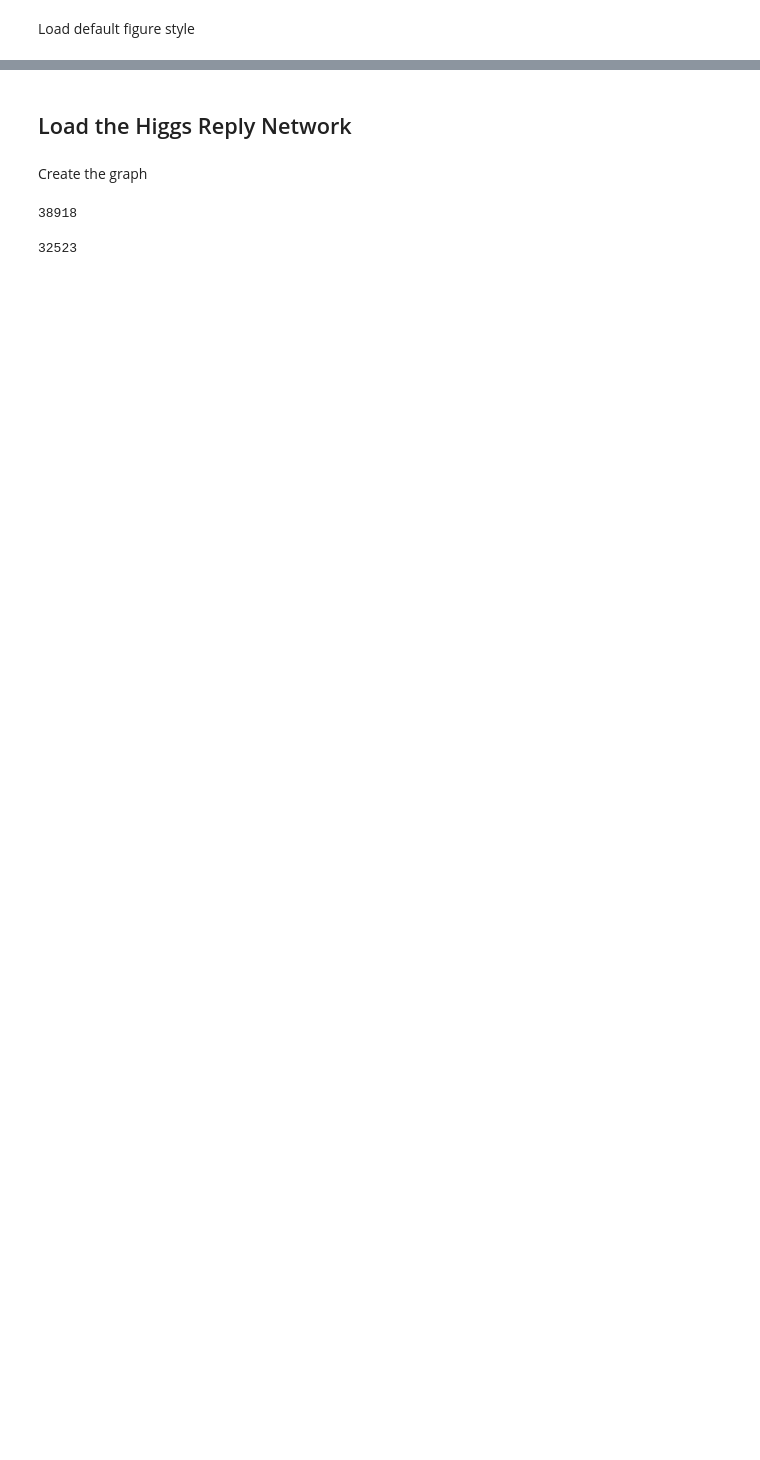
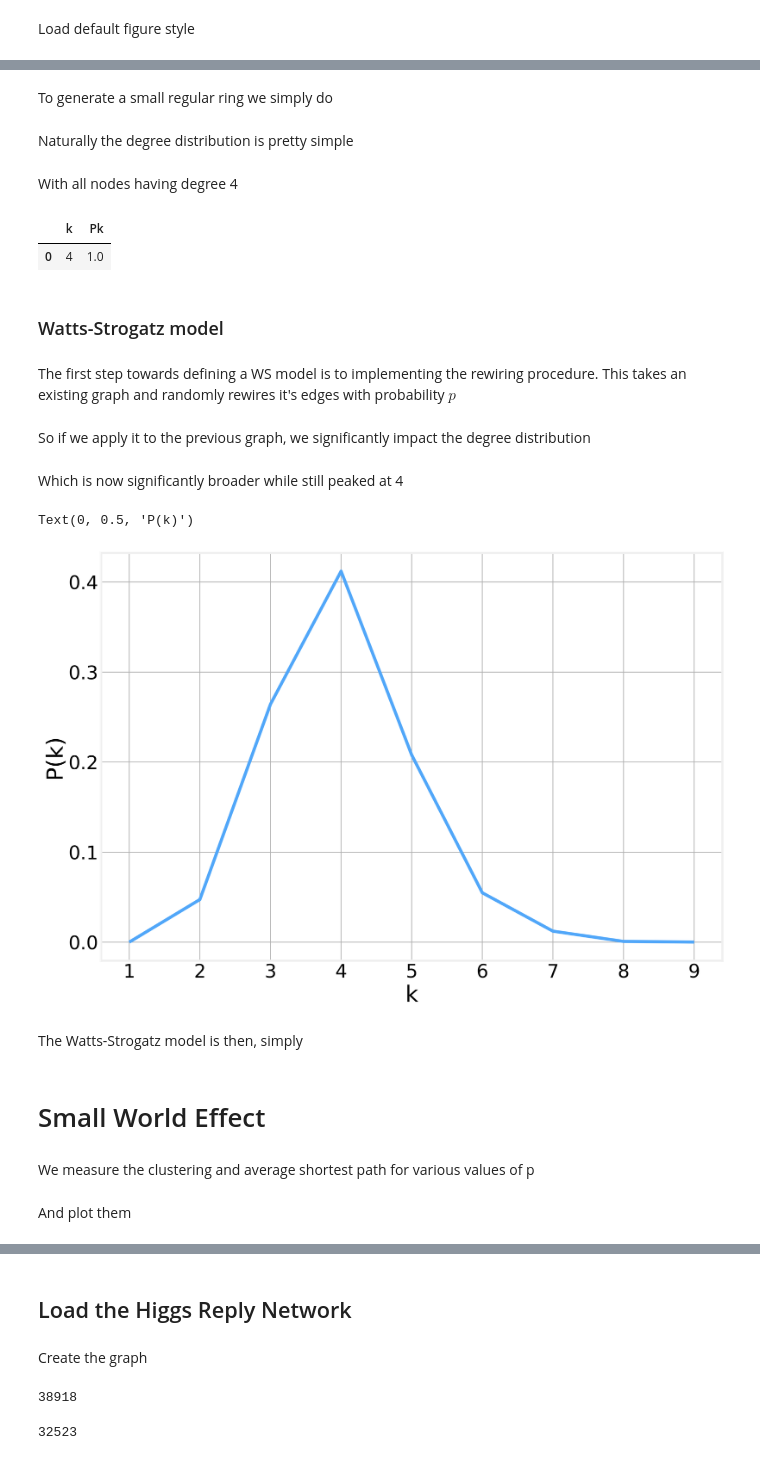
Before and after one commit to DataForScience/PyData2021, a Jupyter notebook: 4. Social Networks.ipynb, the cells around one changed output, grey strips where cells are left out. Saved outputs shown, nothing was run; the diff lists cells and outputs as text; code cells hidden in the pictures; blank space fills up the shorter version.

```diff
--- a/4. Social Networks.ipynb
+++ b/4. Social Networks.ipynb
@@ -166,0 +201,18 @@ Let us now consider a more interesting example
+# %%
+def ring_graph(N, K):
+    nodes = np.arange(N)
+    edges = []
+
+    K = K//2
+
+    for i in range(N):
+        for j in range(i+1, i+K+1):
+            edges.append((i, j%N))
+
+    G = nx.Graph()
+    G.add_nodes_from(nodes)
+    G.add_edges_from(edges)
+
+    return G
+# %% [markdown]
+To generate a small regular ring we simply do
@@ -166,0 +223,2 @@ Let us now consider a more interesting example
+# %% [markdown]
+Naturally the degree distribution is pretty simple
@@ -166,0 +228,11 @@ Let us now consider a more interesting example
+# %% [markdown]
+With all nodes having degree 4
+# %%
+Pk
+# %% [output]
+|  | k | Pk |
+| 0 | 4 | 1.0 |
+# %% [markdown]
+### Watts-Strogatz model
+# %% [markdown]
+The first step towards defining a WS model is to implementing the rewiring procedure. This takes an existing graph and randomly rewires it's edges with probability $p$
@@ -166,0 +255,19 @@ Let us now consider a more interesting example
+# %% [markdown]
+So if we apply it to the previous graph, we significantly impact the degree distribution
+# %%
+RG = ring_graph(10000, 4)
+rewire(RG, 0.3)
+# %%
+Pk = pd.DataFrame(Counter(dict(RG.degree()).values()).items(), columns=['k', 'Pk']).sort_values('k')
+Pk.Pk/=10000
+# %% [markdown]
+Which is now significantly broader while still peaked at 4
+# %%
+ax = Pk.plot(x='k', y='Pk', legend=None)
+ax.set_xlabel('k')
+ax.set_ylabel('P(k)')
+# %% [output]
+Text(0, 0.5, 'P(k)')
+[figure, added]
+# %% [markdown]
+The Watts-Strogatz model is then, simply
@@ -166,0 +280,4 @@ Let us now consider a more interesting example
+# %% [markdown]
+# Small World Effect
+# %% [markdown]
+We measure the clustering and average shortest path for various values of p
@@ -166,0 +294,2 @@ Let us now consider a more interesting example
+# %% [markdown]
+And plot them
```
Also changed, not shown: parts of 87 cells of this notebook, 2 other files.
